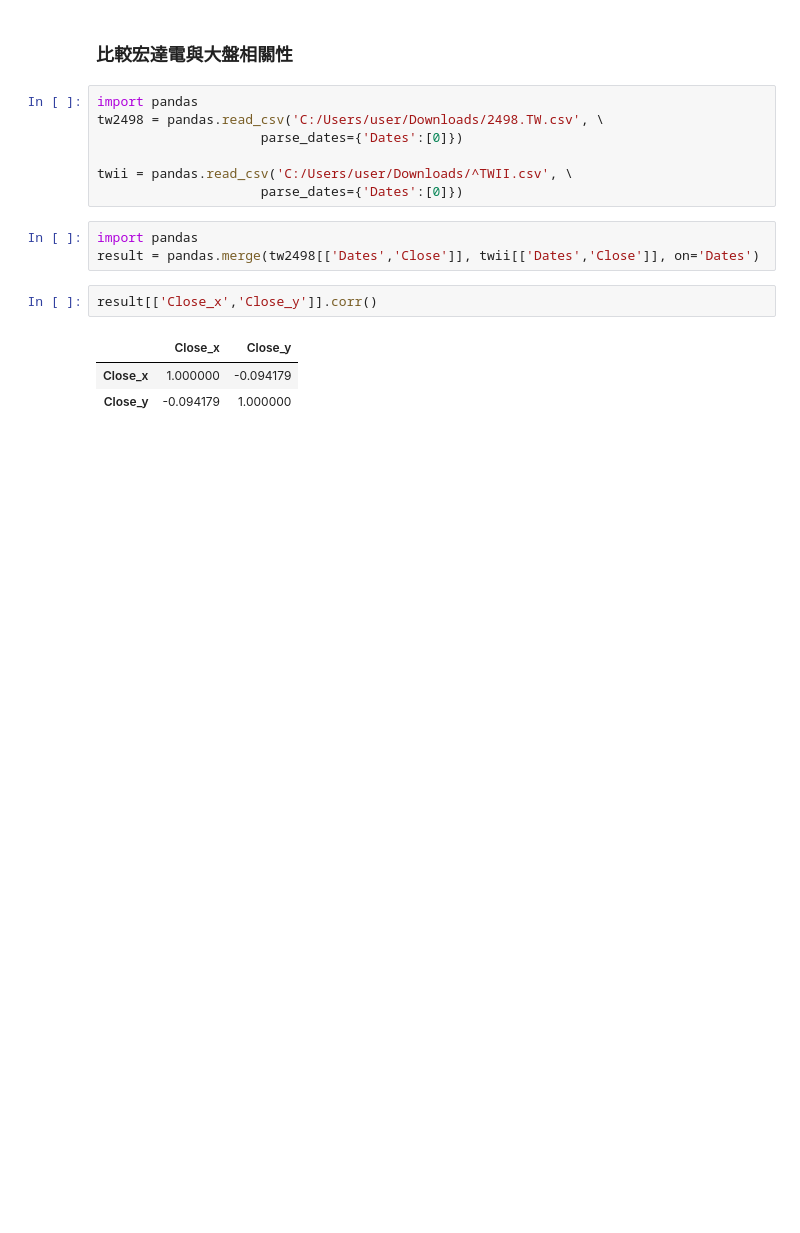
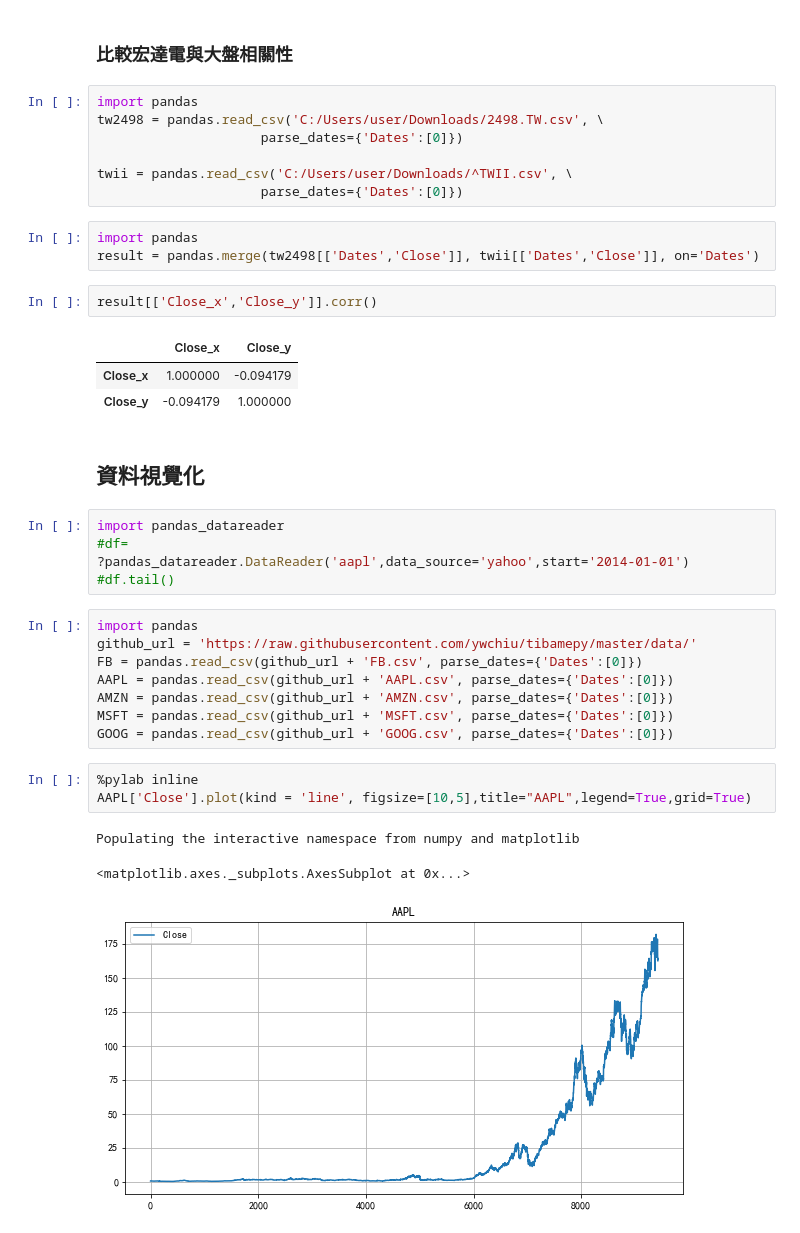
Before and after one commit to ywchiu/tibamepy, a Jupyter notebook: Demo20180428.ipynb, the cells around one changed output. Cells and saved outputs as stored; diff of their text form; blank space fills up the shorter version.

Commit message:
upload data

```diff
--- a/Demo20180428.ipynb
+++ b/Demo20180428.ipynb
@@ -430,3 +430,25 @@ result[['Close_x','Close_y']].corr()
 |  | Close_x | Close_y |
 | Close_x | 1.000000 | -0.094179 |
 | Close_y | -0.094179 | 1.000000 |
+# %% [markdown]
+## 資料視覺化
+# %%
+import pandas_datareader
+#df=
+?pandas_datareader.DataReader('aapl',data_source='yahoo',start='2014-01-01')
+#df.tail()
+# %%
+import pandas
+github_url = 'https://raw.githubusercontent.com/ywchiu/tibamepy/master/data/'
+FB = pandas.read_csv(github_url + 'FB.csv', parse_dates={'Dates':[0]})
+AAPL = pandas.read_csv(github_url + 'AAPL.csv', parse_dates={'Dates':[0]})
+AMZN = pandas.read_csv(github_url + 'AMZN.csv', parse_dates={'Dates':[0]})
+MSFT = pandas.read_csv(github_url + 'MSFT.csv', parse_dates={'Dates':[0]})
+GOOG = pandas.read_csv(github_url + 'GOOG.csv', parse_dates={'Dates':[0]})
+# %%
+%pylab inline
+AAPL['Close'].plot(kind = 'line', figsize=[10,5],title="AAPL",legend=True,grid=True)
+# %% [output]
+Populating the interactive namespace from numpy and matplotlib
+<matplotlib.axes._subplots.AxesSubplot at 0x...>
+[figure, added]
```
Also changed, not shown: parts of 4 cells of this notebook.
